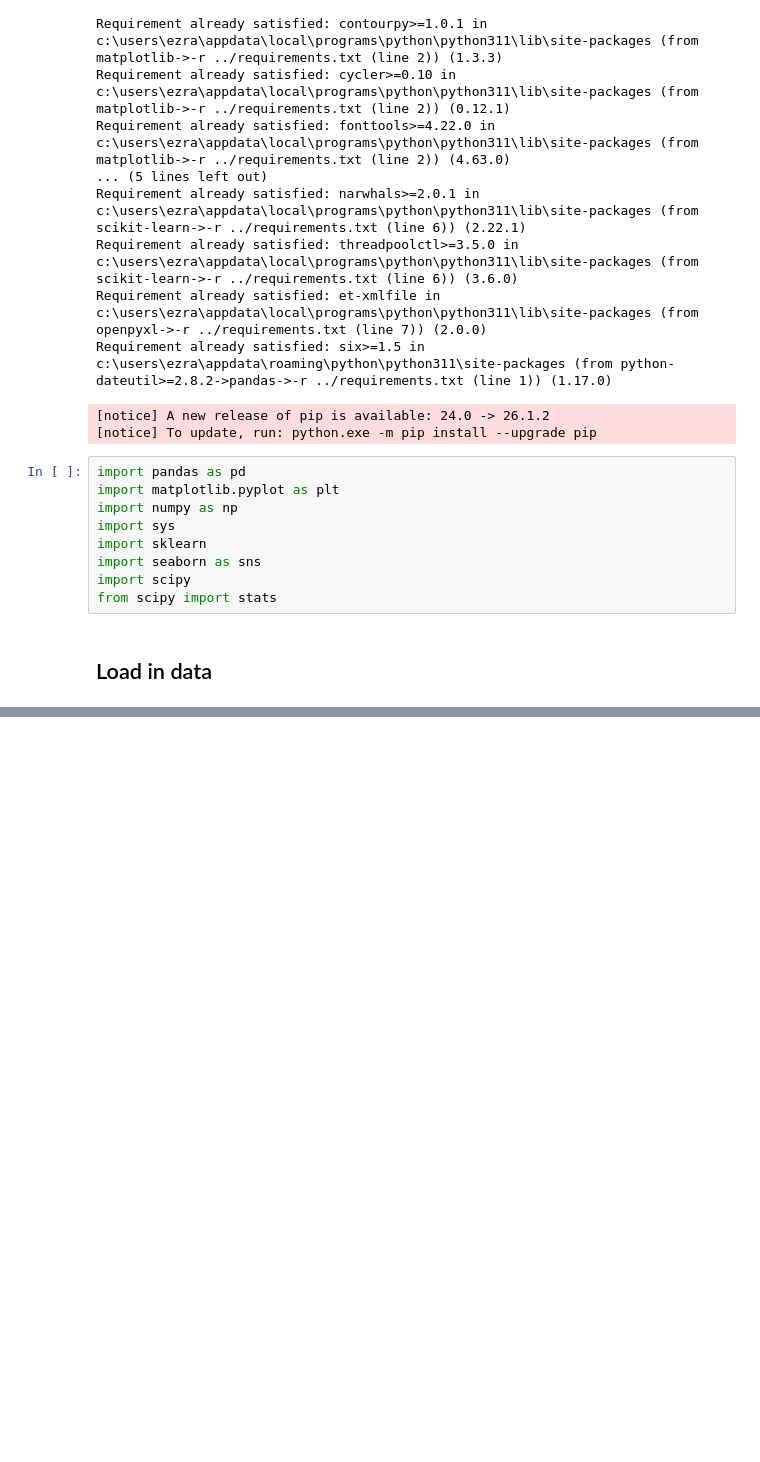
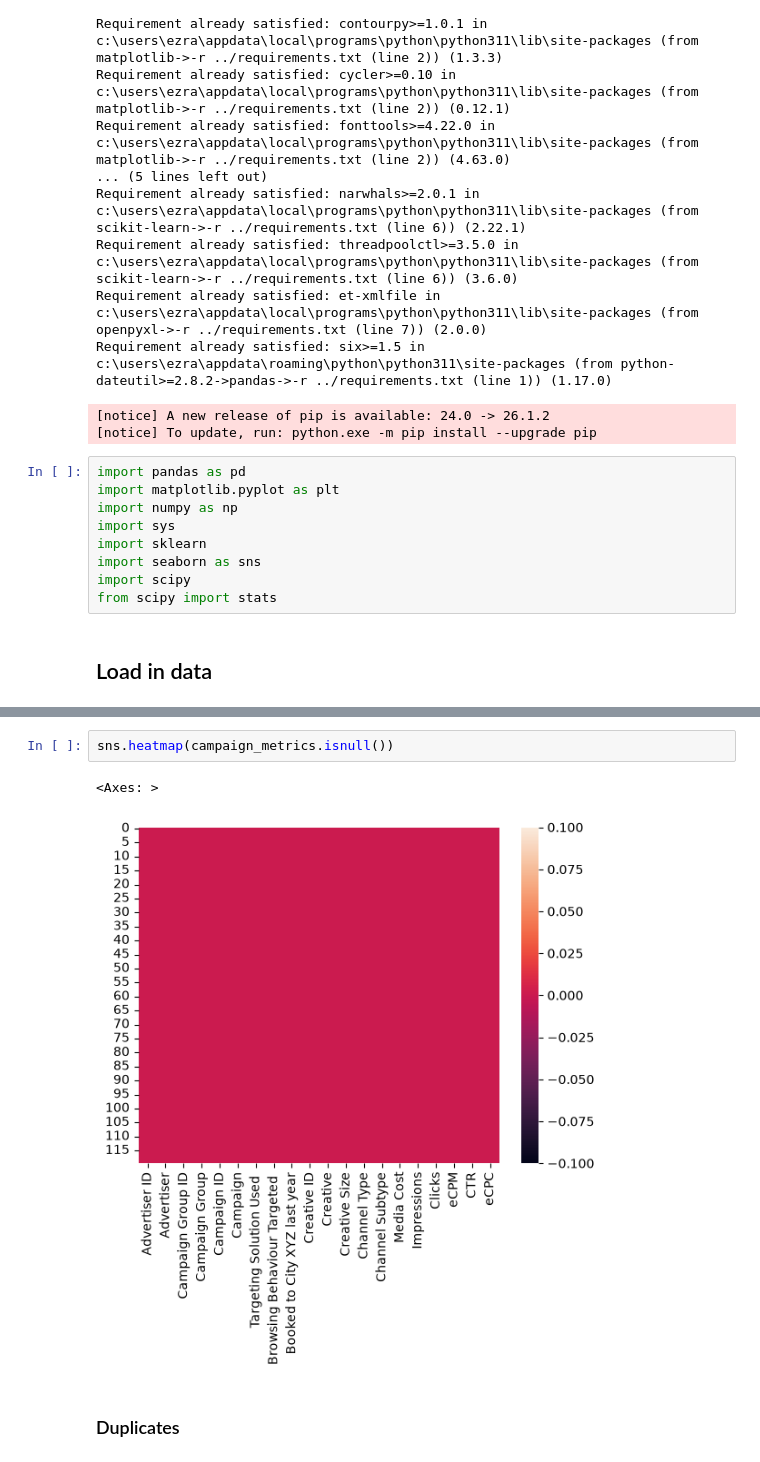
Before and after one commit to EzraGoldberg/portfolio-projects, a Jupyter notebook: 2. Tech Interview Prep/Weather Adtech Data Science/notebooks/Case_Study.ipynb, the cells around one changed output, grey strips where cells are left out. Cells and saved outputs as stored; diff of their text form; blank space fills up the shorter version.

```diff
--- a/2. Tech Interview Prep/Weather Adtech Data Science/notebooks/Case_Study.ipynb
+++ b/2. Tech Interview Prep/Weather Adtech Data Science/notebooks/Case_Study.ipynb
@@ -137,0 +147,7 @@ campaign_metrics.describe()
+# %%
+sns.heatmap(campaign_metrics.isnull())
+# %% [output]
+<Axes: >
+[figure, added]
+# %% [markdown]
+### Duplicates
```
Also changed, not shown: parts of 7 cells of this notebook.
